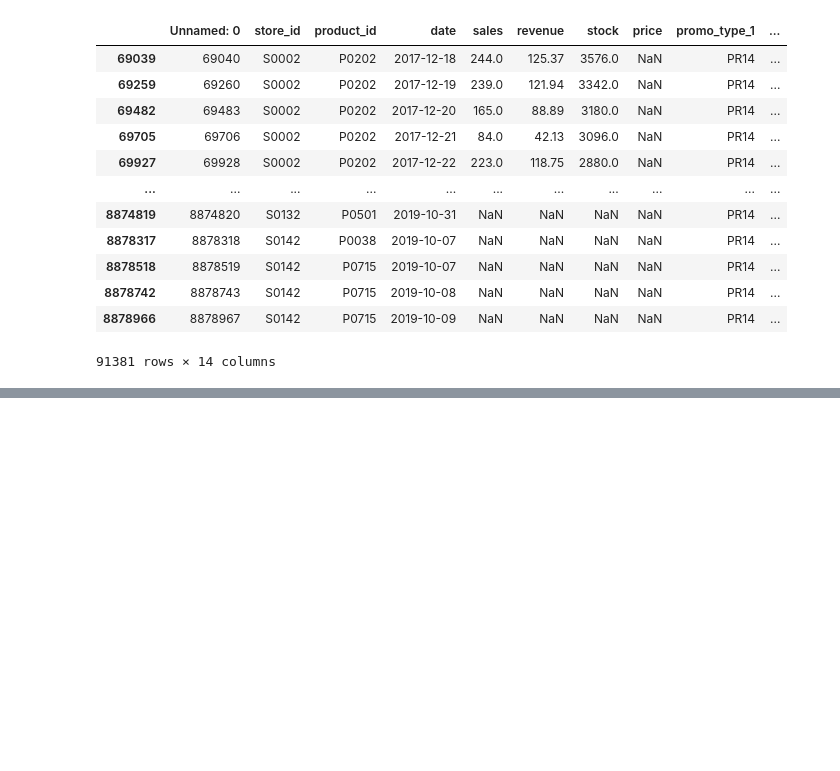
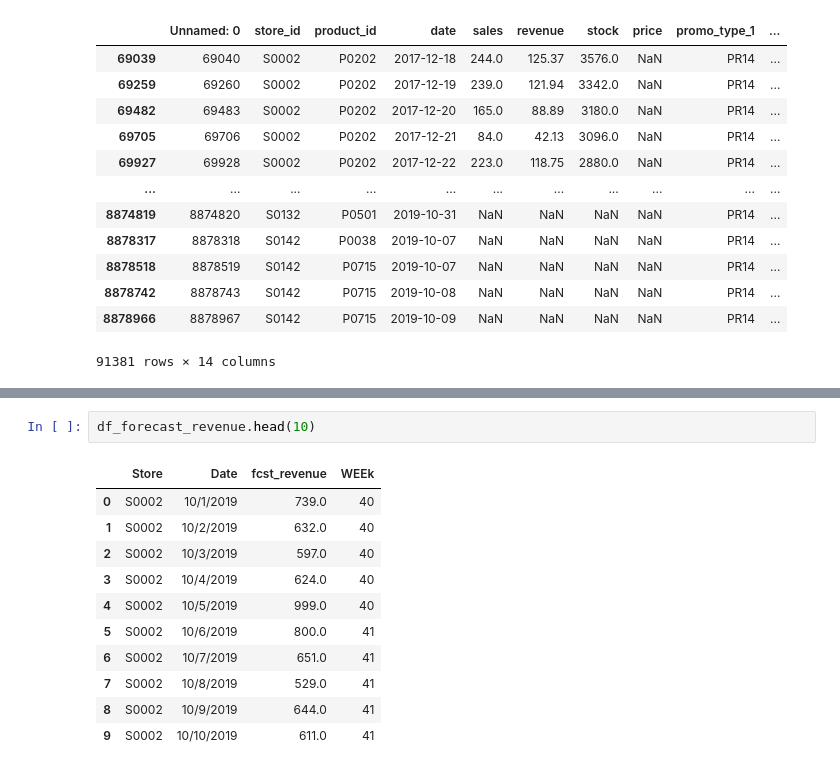
Before and after one commit to yurimfreitas/ProjectII, a Jupyter notebook: DataUnderstanding.ipynb, the cells around one changed output, grey strips where cells are left out. Drawn from its saved outputs; the diff is of its cells as text; blank space fills up the shorter version.

```diff
--- a/DataUnderstanding.ipynb
+++ b/DataUnderstanding.ipynb
@@ -156,0 +277,14 @@ df_sales[(df_sales['price'].isna()) | (df_sales['price'] == '')]
+# %%
+df_forecast_revenue.head(10)
+# %% [output]
+|  | Store | Date | fcst_revenue | WEEk |
+| 0 | S0002 | 10/1/2019 | 739.0 | 40 |
+| 1 | S0002 | 10/2/2019 | 632.0 | 40 |
+| 2 | S0002 | 10/3/2019 | 597.0 | 40 |
+| 3 | S0002 | 10/4/2019 | 624.0 | 40 |
+| 4 | S0002 | 10/5/2019 | 999.0 | 40 |
+| 5 | S0002 | 10/6/2019 | 800.0 | 41 |
+| 6 | S0002 | 10/7/2019 | 651.0 | 41 |
+| 7 | S0002 | 10/8/2019 | 529.0 | 41 |
+| 8 | S0002 | 10/9/2019 | 644.0 | 41 |
+| 9 | S0002 | 10/10/2019 | 611.0 | 41 |
```
Also changed, not shown: parts of 15 cells of this notebook.
